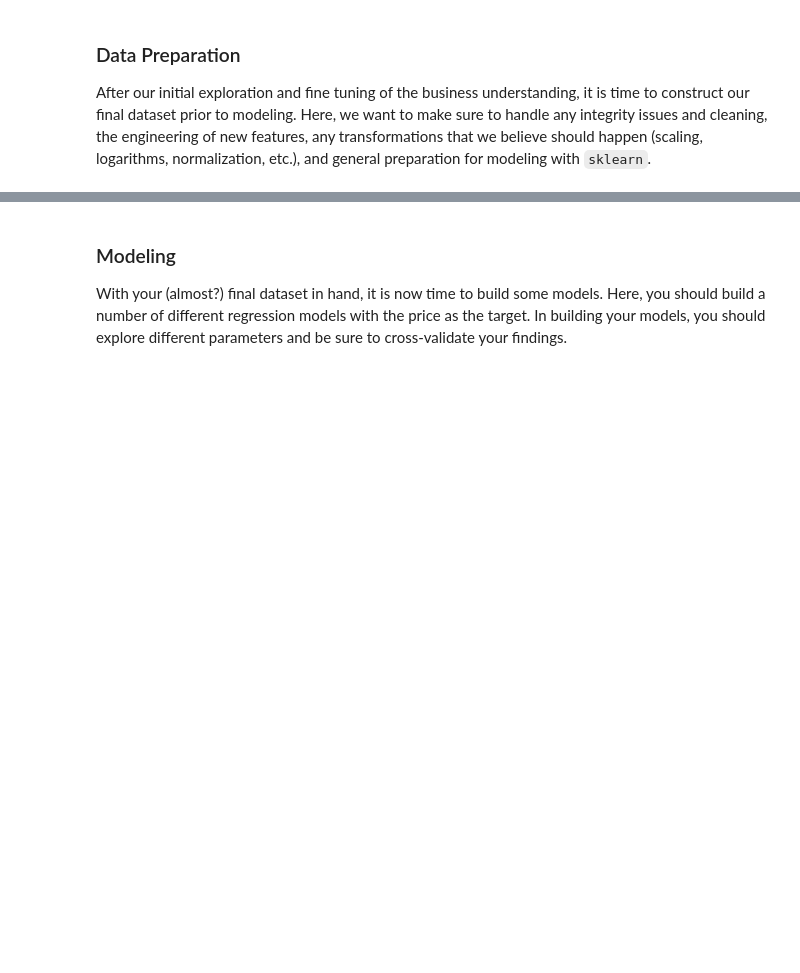
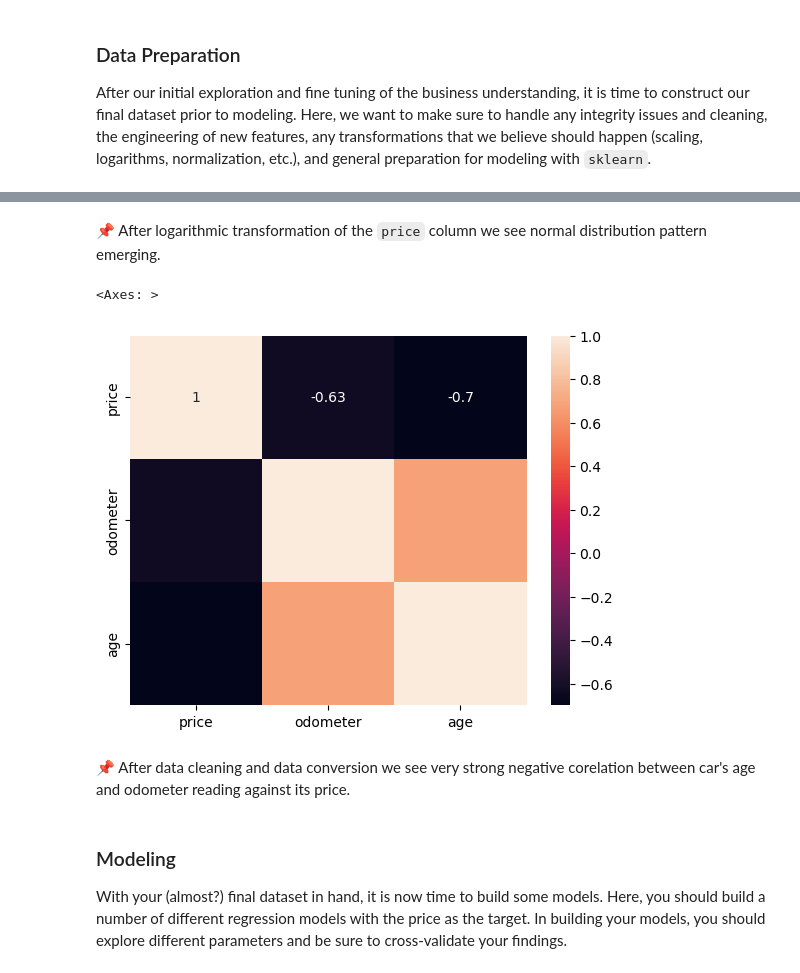
Before and after one commit to outdegree/BH-PCMLAI-M11-App2, a Jupyter notebook: prompt_II.ipynb, the cells around one changed output, grey strips where cells are left out. Saved outputs shown, nothing was run; the diff lists cells and outputs as text; code cells hidden in the pictures; blank space fills up the shorter version.

```diff
--- a/prompt_II.ipynb
+++ b/prompt_II.ipynb
@@ -268,3 +345,13 @@ After our initial exploration and fine tuning of the business understanding, it
+# %% [markdown]
+📌 After logarithmic transformation of the `price` column we see normal distribution pattern emerging.
+# %%
+corr = veh.corr(numeric_only = True)
+sns.heatmap(data = corr, annot = True)
+# %% [output]
+<Axes: >
+[figure, added]
+# %% [markdown]
+📌 After data cleaning and data conversion we see very strong negative corelation between car's age and odometer reading against its price.
 # %% [markdown]
 ### Modeling
 
```
Also changed, not shown: parts of 12 cells of this notebook.
